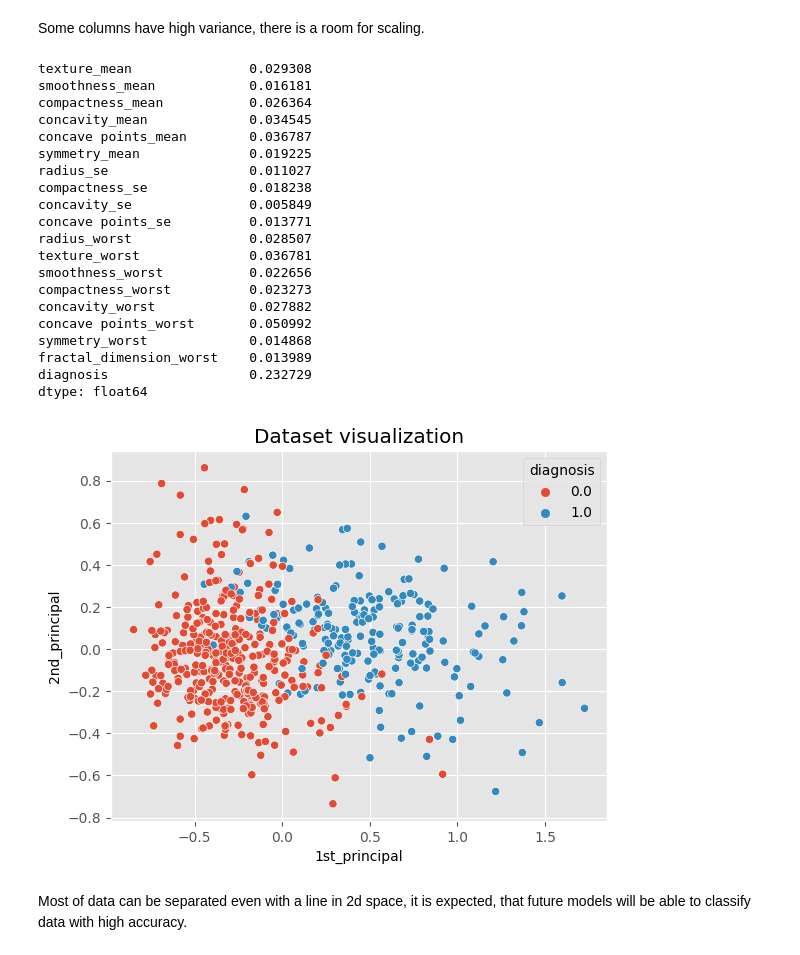
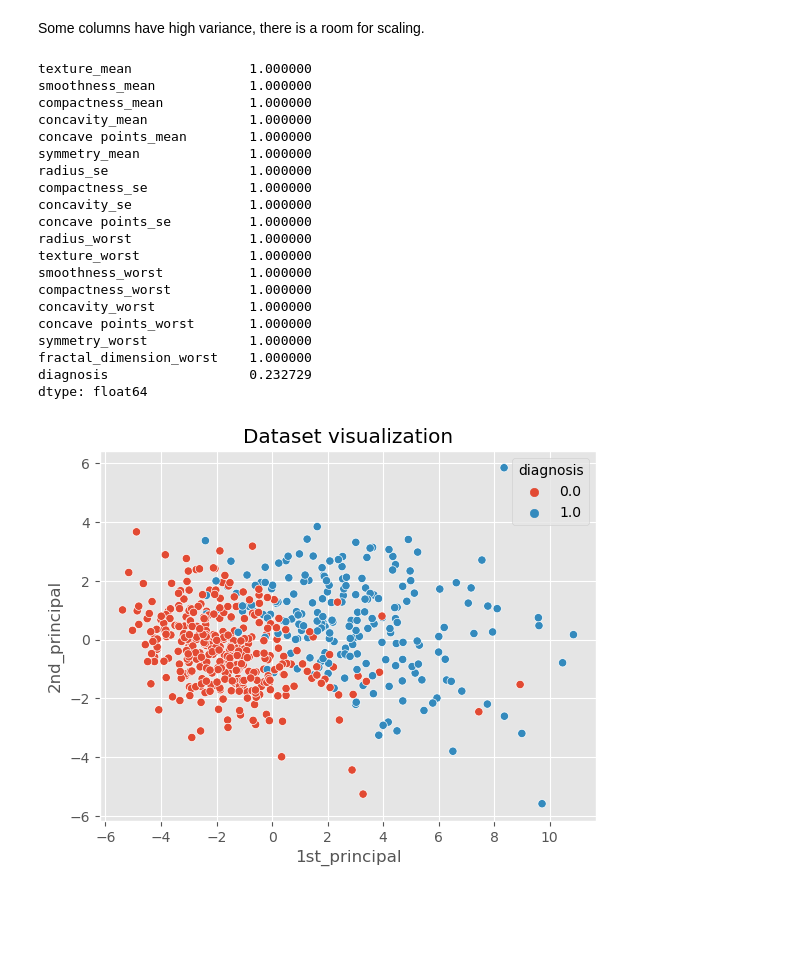
Before and after one commit to OndrejMarvan/DTU_Project, a Jupyter notebook: analysis.ipynb, the cells around one changed output. Saved outputs shown, nothing was run; the diff lists cells and outputs as text; code cells hidden in the pictures; blank space fills up the shorter version.

```diff
--- a/analysis.ipynb
+++ b/analysis.ipynb
@@ -179,60 +179,58 @@ dtype: float64
 # %% [markdown]
 Some columns have high variance, there is a room for scaling.
 # %%
-# apply min-max normalization to all columns except diagnosis
-df_norm = df.copy()
-df_norm.drop(['diagnosis'], axis=1, inplace=True)
-df_norm = (df_norm - df_norm.min()) / (df_norm.max() - df_norm.min())
+# apply standard scaler normalization to all columns except diagnosis
+df_norm_standard = df.copy()
+df_norm_standard.drop(['diagnosis'], axis=1, inplace=True)
+df_norm_standard = df_norm_standard.apply(lambda x: (x - x.mean()) / x.std())
 # add diagnosis column to normalized dataframe
-df_norm['diagnosis'] = df['diagnosis']
+df_norm_standard['diagnosis'] = df['diagnosis']
 # %%
 # check variance of each column after normalization
-df_norm.var()
+df_norm_standard.var()
 # %% [output]
-texture_mean               0.029308
-smoothness_mean            0.016181
-compactness_mean           0.026364
-concavity_mean             0.034545
-concave points_mean        0.036787
-symmetry_mean              0.019225
-radius_se                  0.011027
-compactness_se             0.018238
-concavity_se               0.005849
-concave points_se          0.013771
-radius_worst               0.028507
-texture_worst              0.036781
-smoothness_worst           0.022656
-compactness_worst          0.023273
-concavity_worst            0.027882
-concave points_worst       0.050992
-symmetry_worst             0.014868
-fractal_dimension_worst    0.013989
+texture_mean               1.000000
+smoothness_mean            1.000000
+compactness_mean           1.000000
+concavity_mean             1.000000
+concave points_mean        1.000000
+symmetry_mean              1.000000
+radius_se                  1.000000
+compactness_se             1.000000
+concavity_se               1.000000
+concave points_se          1.000000
+radius_worst               1.000000
+texture_worst              1.000000
+smoothness_worst           1.000000
+compactness_worst          1.000000
+concavity_worst            1.000000
+concave points_worst       1.000000
+symmetry_worst             1.000000
+fractal_dimension_worst    1.000000
 diagnosis                  0.232729
 dtype: float64
 # %%
 # visualize using PCA based on diagnosis column
 
-# prepare PCA
+# prepare PCA, set number of components to 2 for 2D visualization
 pca = PCA(n_components=2)
 # fit PCA to normalized dataframe
-pca.fit(df_norm.drop(['diagnosis'], axis=1))
+pca.fit(df_norm_standard.drop(['diagnosis'], axis=1))
 
 # transform normalized dataframe
-pca_data = pca.transform(df_norm.drop(['diagnosis'], axis=1))
+pca_data = pca.transform(df_norm_standard.drop(['diagnosis'], axis=1))
 # add diagnosis column to transformed dataframe
-pca_data = np.vstack((pca_data.T, df_norm['diagnosis'].astype('uint8'))).T
+pca_data = np.vstack((pca_data.T, df_norm_standard['diagnosis'].astype('uint8'))).T
 
 # create dataframe from transformed data
 pca_df = pd.DataFrame(data=pca_data, columns=('1st_principal', '2nd_principal', 'diagnosis'))
 
 # visualize transformed data
 ax = sns.scatterplot(x='1st_principal',
                      y='2nd_principal',
                      hue='diagnosis',
                      data=pca_df)
 ax.set_title('Dataset visualization')
 plt.show()
 # %% [output]
-[figure, old version]
+[figure, new version]
-# %% [markdown]
-Most of data can be separated even with a line in 2d space, it is expected, that future models will be able to classify data with high accuracy.
```
Also changed, not shown: parts of 7 cells of this notebook.
